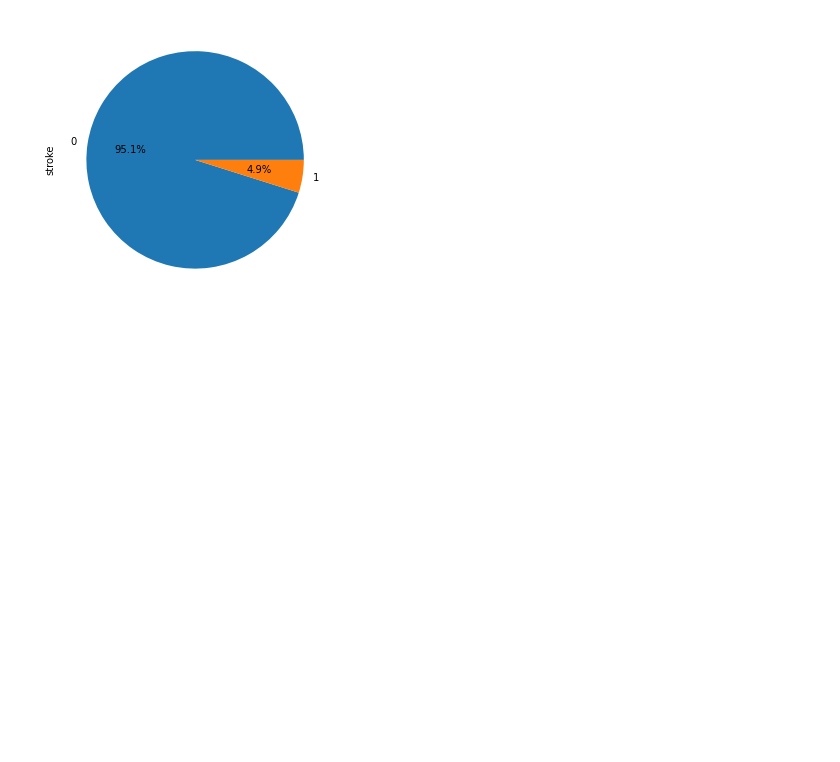
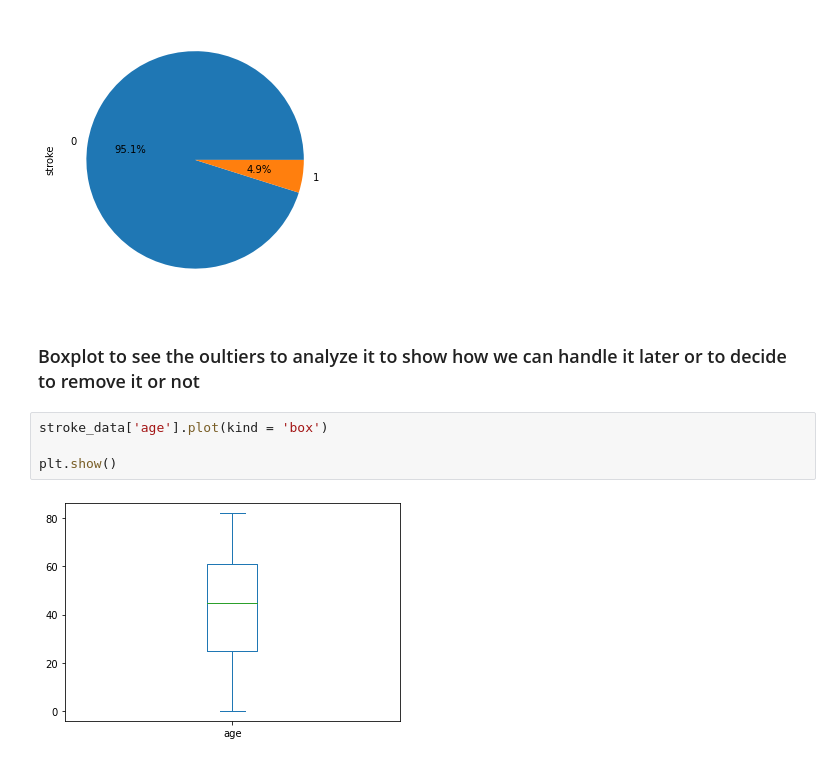
Before and after one commit to Nouran-saad/Stroke_Prediction_DT_Kmeans, a Jupyter notebook: Team4_18p4496_DataMiningProject.ipynb, the cells around one changed output. Drawn from its saved outputs; the diff is of its cells as text; blank space fills up the shorter version.

Commit message:
show outliers in boxplot

```diff
--- a/Team4_18p4496_DataMiningProject.ipynb
+++ b/Team4_18p4496_DataMiningProject.ipynb
@@ -175,3 +175,11 @@ stroke_data['stroke'].value_counts().plot(kind='pie',autopct='%1.1f%%')
 plt.show()
 # %% [output]
 [figure]
+# %% [markdown]
+### Boxplot to see the oultiers to analyze it to show how we can handle it later or to decide to remove it or not
+# %%
+stroke_data['age'].plot(kind = 'box')
+
+plt.show()
+# %% [output]
+[figure, added]
```
Also changed, not shown: parts of 2 cells of this notebook.
